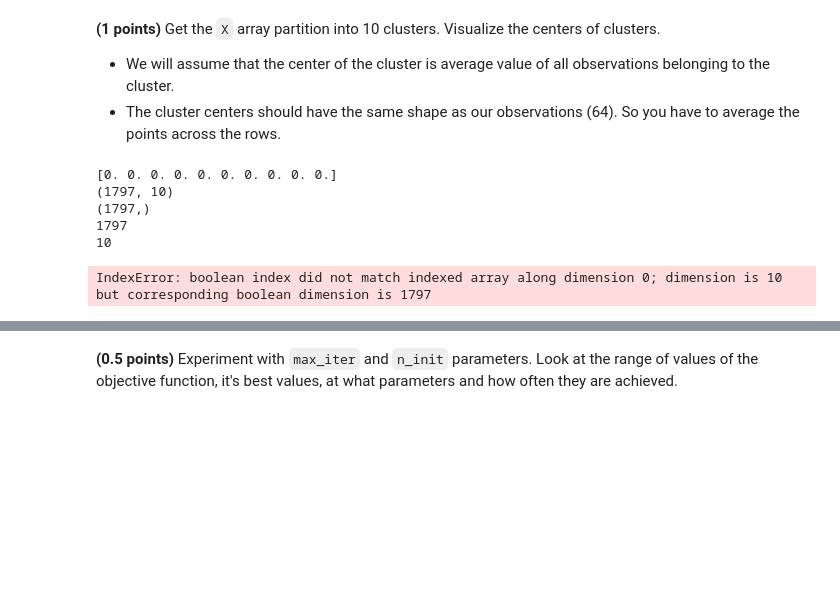
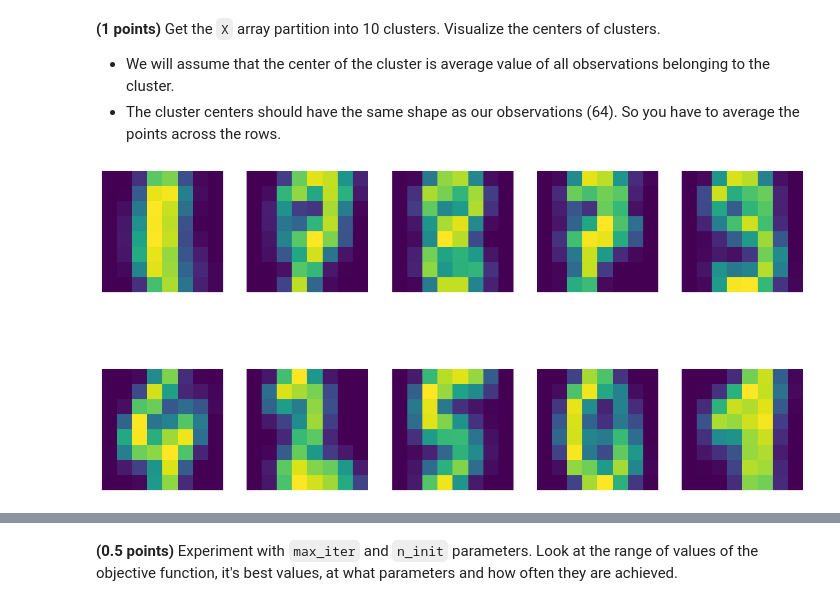
Before and after one commit to codekot/clustering, a Jupyter notebook: clustering.ipynb, the cells around one changed output, grey strips where cells are left out. Saved outputs shown, nothing was run; the diff lists cells and outputs as text; code cells hidden in the pictures; blank space fills up the shorter version.

```diff
--- a/clustering.ipynb
+++ b/clustering.ipynb
@@ -154,9 +159,3 @@ class CustomKMeans:
             return y
         else:
             raise NotFittedError("CustomKMeans instance is not fitted yet")
-# %%
-# проверка функции calculate_distances_to_centroids
-k = CustomKMeans()
-X = np.array([[1,1],[2,2],[3,3],[4,4]])
-center = np.array([[1,0],[2,0]])
-dist = k.calculate_distances_to_centroids(X, center)
@@ -205,13 +166,15 @@ d[d1]
 # %%
 model = CustomKMeans(n_clusters=10)
 model.fit(X)
-custom_kmeans_labels = model.cluster_centers_
-custom_kmeans_labels
-assert custor_kmeans_labels.shape == (1797,)
+custom_kmeans_labels = model.classes_
+assert custom_kmeans_labels.shape == (1797,)
-# %% [output]
-[0. 0. 0. 0. 0. 0. 0. 0. 0. 0.]
-(1797, 10)
-(1797,)
-1797
-10
-IndexError: boolean index did not match indexed array along dimension 0; dimension is 10 but corresponding boolean dimension is 1797
+# %%
+clusters_centers = model.cluster_centers_
+# %%
+f, axes = plt.subplots(nrows=2, ncols=5, figsize=(15,8))
+for ax, image in zip(axes.flatten(), clusters_centers):
+    ax.set_axis_off()
+    ax.imshow(image.reshape((8, 8)))
+plt.show();
+# %% [output]
+[figure, added]
```
Also changed, not shown: parts of 46 cells of this notebook.
